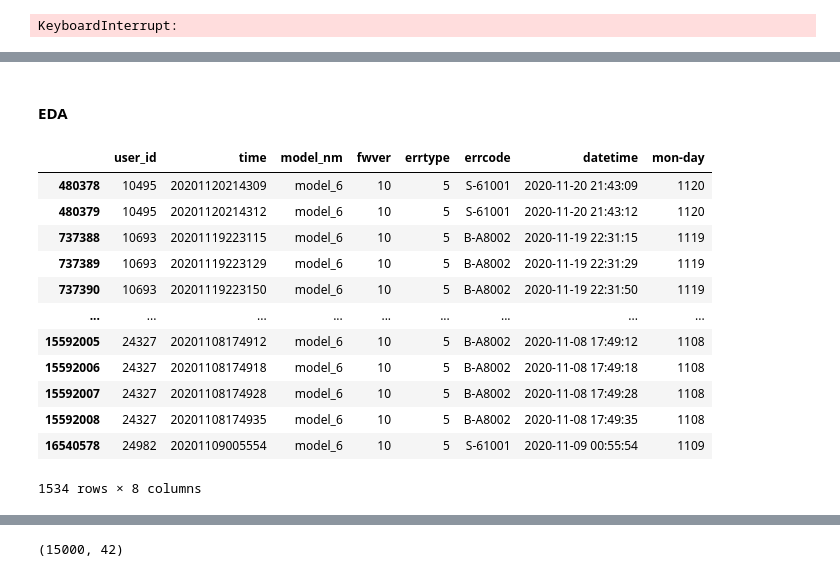
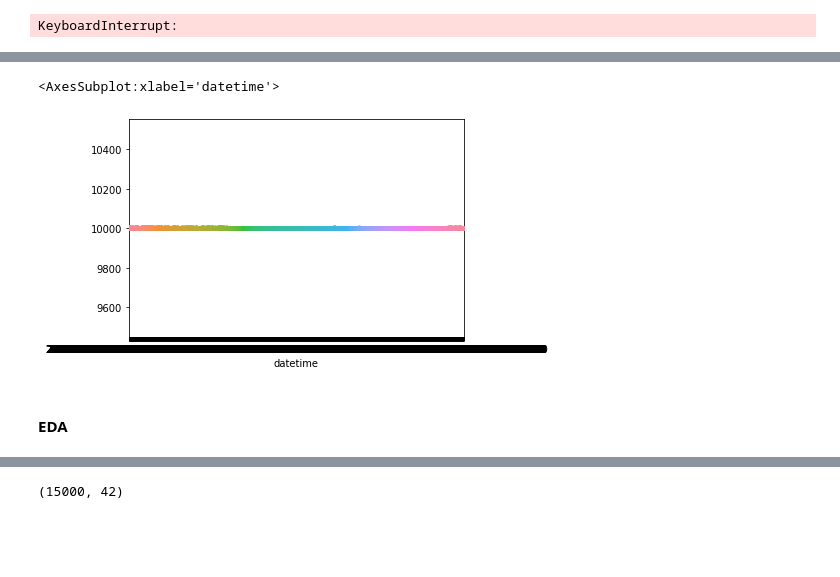
Before and after one commit to yg-renaissance/user-inconvenience-prediction, a Jupyter notebook: epsilon_eda.ipynb, the cells around one changed output, grey strips where cells are left out. Cells and saved outputs as stored; diff of their text form; code cells hidden in the pictures; blank space fills up the shorter version.

Commit message:
limit of scatter,,,need to transform datetime to another numerical things.

```diff
--- a/epsilon_eda.ipynb
+++ b/epsilon_eda.ipynb
@@ -147,0 +174,6 @@ train_qual['datetime'] = pd.to_datetime(train_qual.time.astype('str'),format='%Y
+# %%
+uid = 10001
+errt = train_err[train_err.user_id ==uid ].datetime
+probt = train_prob[train_prob.user_id ==uid].datetime
+uidl = [ uid for _ in range(len(errt)) ]
+# plt.scatter(errt,uidl,alpha=0.1)
@@ -148,18 +195,7 @@ train_qual['datetime'] = pd.to_datetime(train_qual.time.astype('str'),format='%Y
+# %%
+sns.swarmplot(x=errt,y=uidl)
+# %% [output]
+<AxesSubplot:xlabel='datetime'>
+[figure, added]
 # %% [markdown]
 #### EDA
-# %%
-train_err[train_err.fwver=='10'].replace
-# %% [output]
-|  | user_id | time | model_nm | fwver | errtype | errcode | datetime | mon-day |
-| 480378 | 10495 | 20201120214309 | model_6 | 10 | 5 | S-61001 | 2020-11-20 21:43:09 | 1120 |
-| 480379 | 10495 | 20201120214312 | model_6 | 10 | 5 | S-61001 | 2020-11-20 21:43:12 | 1120 |
-| 737388 | 10693 | 20201119223115 | model_6 | 10 | 5 | B-A8002 | 2020-11-19 22:31:15 | 1119 |
-| 737389 | 10693 | 20201119223129 | model_6 | 10 | 5 | B-A8002 | 2020-11-19 22:31:29 | 1119 |
-| 737390 | 10693 | 20201119223150 | model_6 | 10 | 5 | B-A8002 | 2020-11-19 22:31:50 | 1119 |
-| ... | ... | ... | ... | ... | ... | ... | ... | ... |
-| 15592005 | 24327 | 20201108174912 | model_6 | 10 | 5 | B-A8002 | 2020-11-08 17:49:12 | 1108 |
-| 15592006 | 24327 | 20201108174918 | model_6 | 10 | 5 | B-A8002 | 2020-11-08 17:49:18 | 1108 |
-| 15592007 | 24327 | 20201108174928 | model_6 | 10 | 5 | B-A8002 | 2020-11-08 17:49:28 | 1108 |
-| 15592008 | 24327 | 20201108174935 | model_6 | 10 | 5 | B-A8002 | 2020-11-08 17:49:35 | 1108 |
-| 16540578 | 24982 | 20201109005554 | model_6 | 10 | 5 | S-61001 | 2020-11-09 00:55:54 | 1109 |
-1534 rows × 8 columns
```
Also changed, not shown: parts of 82 cells of this notebook, 1 other file.
